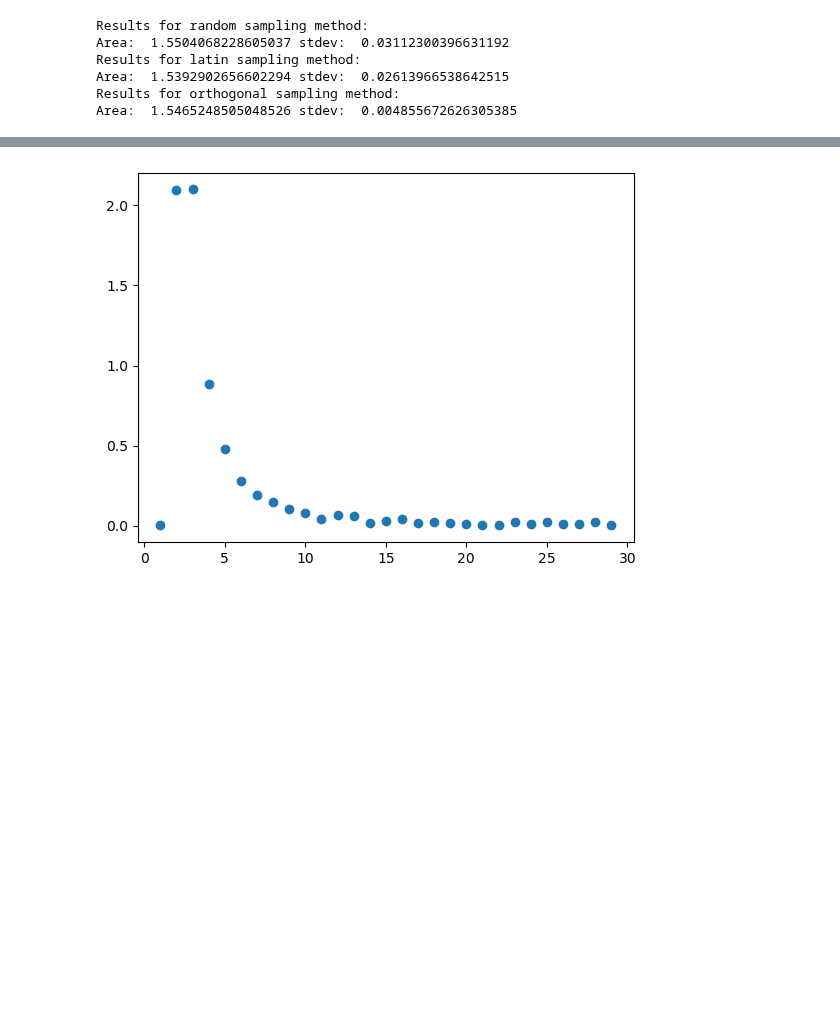
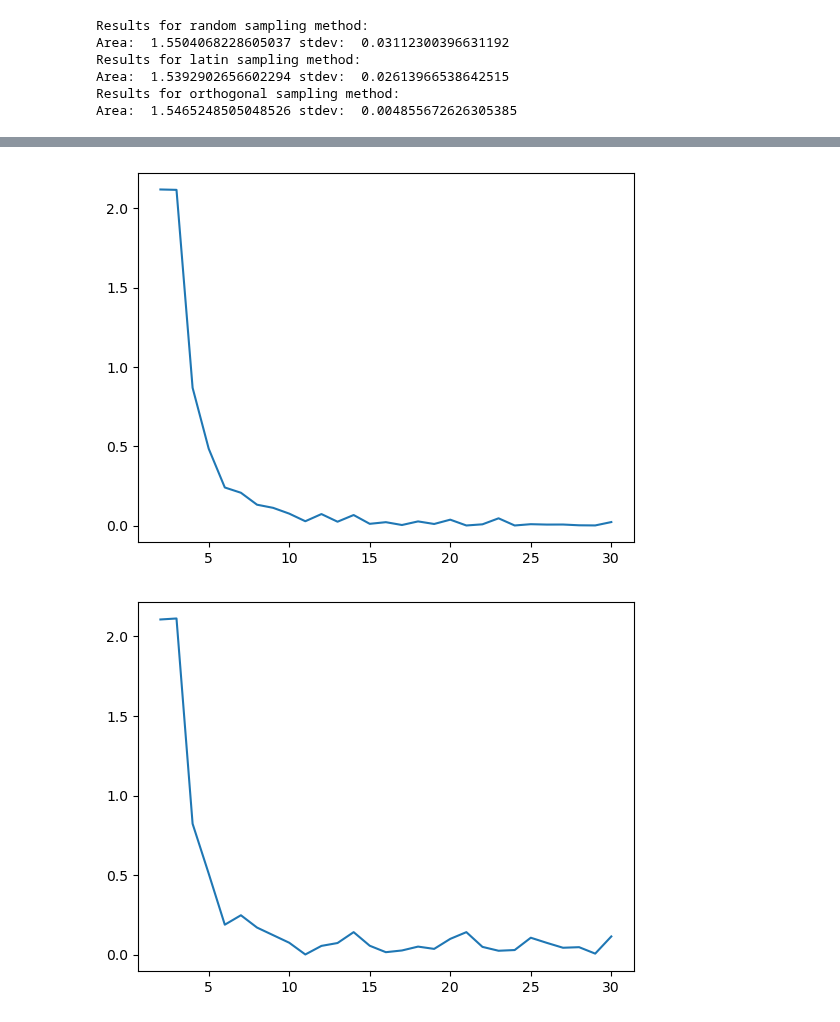
Before and after one commit to matijsv/Stochastic_Simulation_Assignments, a Jupyter notebook: Assignment1/main.ipynb, the cells around one changed output, grey strips where cells are left out. Saved outputs shown, nothing was run; the diff lists cells and outputs as text; code cells hidden in the pictures; blank space fills up the shorter version.

```diff
--- a/Assignment1/main.ipynb
+++ b/Assignment1/main.ipynb
@@ -158,7 +158,7 @@ Area:  1.5465248505048526 stdev:  0.004855672626305385
 # Question 2 investigating s and I relation
 # Conlusion - S reduces variance
 S = 1000
-I = [200]
+I = [100, 200]
 
 for i in I:
     J = np.arange(1,i,1)
@@ -178,35 +178,45 @@ plt.show()
 # %%
 def convergence_testing(S=100000,iterations=30):
     """Check convergence of MC area estimation of Mandelbrot set by checking area difference
     abs(A_n - A_(n-1)) for n from [1,iterations]
 
     Args:
     S (int): number of MC samples
     iterations (int): number of iterations for Mandelbrot set
 
     Returns:
     iter_values (np.array): iterations corresponding to area differences
     area_diffs (np.array): area differences abs(A_n - A_(n-1)) for n [1,iterations]
 
     """
-    iter_values = np.arange(1,iterations,1)
+    iter_values = np.arange(1,iterations+1,1)
     area_diffs = []
 
     # calculate area for 1 iteration
     prev_area = MCAreaMandelbrot(S,1,lowerBounds,upperBounds,sampling_method="random")
 
     # calculate difference between area iter_values[n] and iter_values[n-1]
-    for i in iter_values:
+    for i in iter_values[1::]:
+
         area = MCAreaMandelbrot(S,i,lowerBounds,upperBounds,sampling_method="random")
         area_diffs.append(abs(area - prev_area))
         prev_area = area
 
-    return iter_values, np.array(area_diffs)
+
+    return iter_values[1::], np.array(area_diffs)
 
 iter_values, area_diffs = convergence_testing()
 
 plt.figure()
-plt.scatter(iter_values,area_diffs)
+plt.plot(iter_values,area_diffs)
 plt.show()
+
+
+iter_values, area_diffs = convergence_testing(S=10000,iterations=30)
+
+plt.figure()
+plt.plot(iter_values,area_diffs)
+plt.show()
 # %% [output]
-[figure, old version]
+[figure, new version]
+[figure, added]
```
Also changed, not shown: parts of 1 cell of this notebook.
